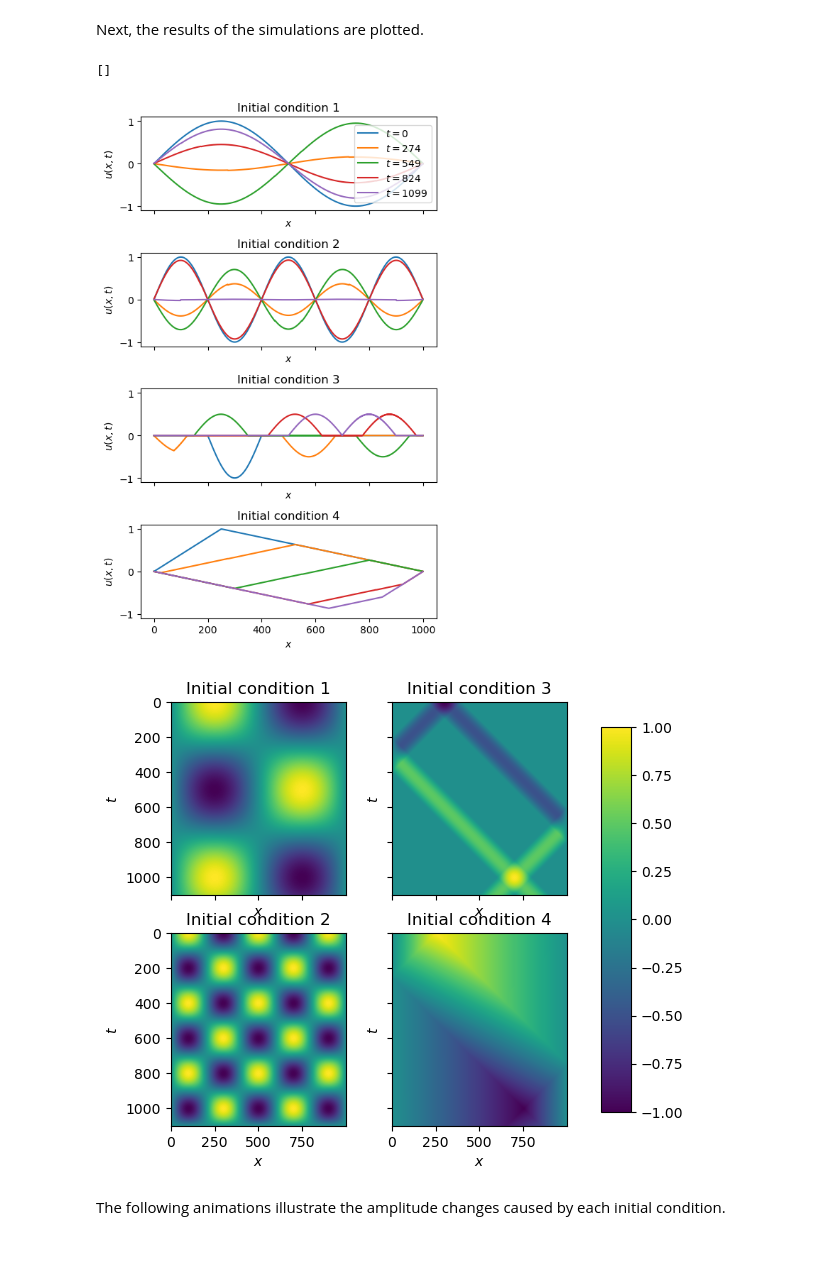
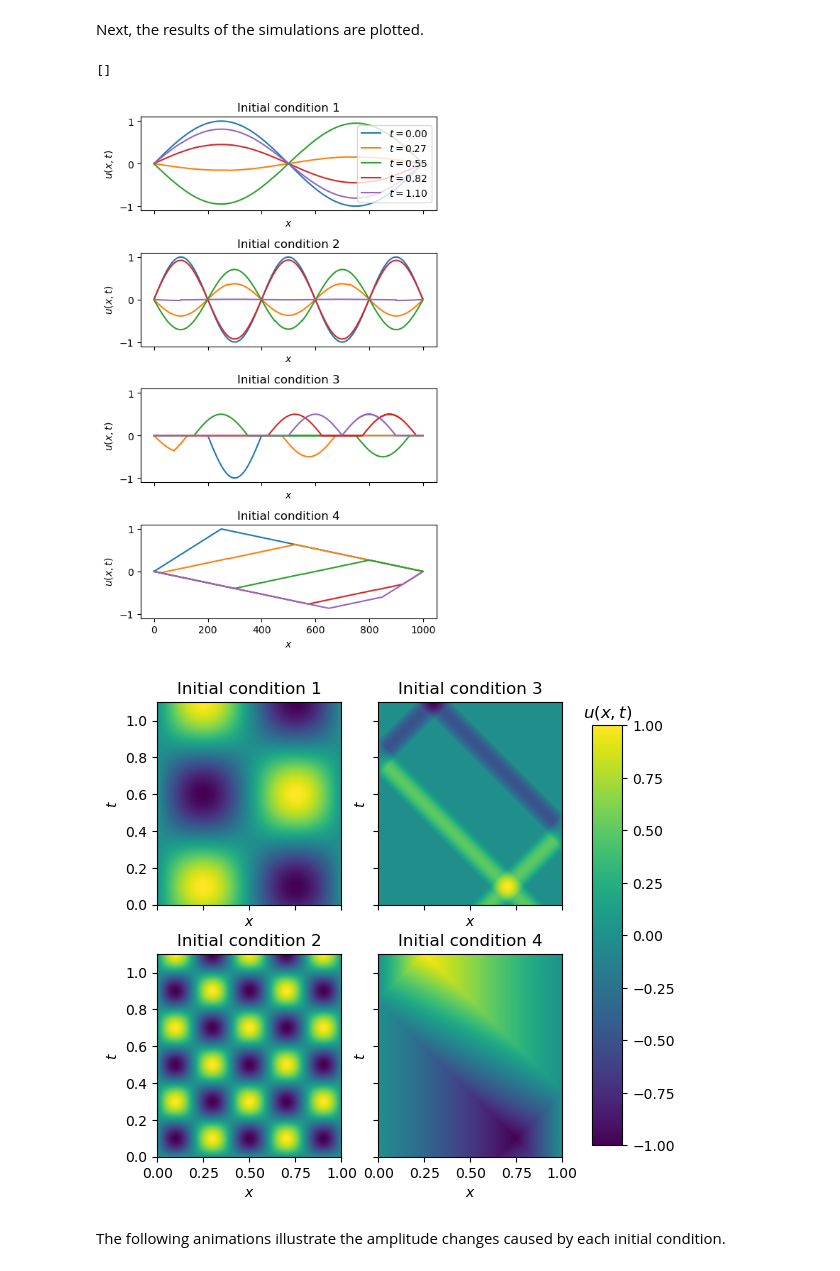
Before and after one commit to mboyan/scented-candles, a Jupyter notebook: Assignment Set 1/AssignmentSet1.ipynb, the cells around one changed output. Saved outputs shown, nothing was run; the diff lists cells and outputs as text; code cells hidden in the pictures.

```diff
--- a/Assignment Set 1/AssignmentSet1.ipynb
+++ b/Assignment Set 1/AssignmentSet1.ipynb
@@ -83,7 +83,9 @@ reload(vt)
 # %%
 # Simulation parameters
-t_max = 1100
+t_max = 1.1
 N = 1000
+dt = 0.001
+n_frames = int(np.floor(t_max / dt))
 
 # Initial conditions
 x_samples = np.linspace(0, 1, N)
@@ -94,54 +96,56 @@ init_cond[2] = np.where((x_samples > 0.2) & (x_samples < 0.4), init_cond[1], 0)
 init_cond[3] = np.where(x_samples < 0.25, x_samples*4, 1 - (4*x_samples-1)/3)
 
 # Run simulations
-u_evolutions = np.empty((init_cond.shape[0], t_max, init_cond.shape[1]))
+u_evolutions = np.empty((init_cond.shape[0], n_frames, init_cond.shape[1]))
 for i in range(init_cond.shape[0]):
-    u_evolutions[i] = pde.vibrating_string(init_cond[i], t_max)
+    u_evolutions[i] = pde.vibrating_string(init_cond[i], t_max, dt=dt)
 # %% [markdown]
 ### 1.3. Results
 # %% [markdown]
 Next, the results of the simulations are plotted.
 # %%
 # Determine moments to plot
-n_frames = 5
-t_plot = np.linspace(0, t_max-1, n_frames, dtype=int)
+n_snapshots = 5
+f_plot = np.linspace(0, n_frames-1, n_snapshots, dtype=int)
+times = np.arange(0, t_max, dt)
 
 fig, axs = plt.subplots(init_cond.shape[0], 1, sharex=True, sharey=True)
 fig.set_size_inches(5, 8)
 
 # Plot amplitudes for different moments in time
 for i, u in enumerate(u_evolutions):
-    for t in t_plot:
-        axs[i].plot(u[t], label=f'$t={t}$')
+    for f in f_plot:
+        axs[i].plot(u[f], label=f'$t={times[f]:.2f}$')
     axs[i].set_xlabel('$x$')
     axs[i].set_ylabel('$u(x,t)$')
     axs[i].set_title(f'Initial condition {i+1}')
     if i == 0: axs[i].legend()
 
 plt.tight_layout()
 plt.plot()
 
 # Plot amplitude evolutions
 fig, axs = plt.subplots(2, 2, sharex=True, sharey=True)
-fig.set_size_inches(6, 5.5)
+fig.set_size_inches(6, 6)
 im = []
 
 for i, u in enumerate(u_evolutions):
-    im.append(axs[i%2, int(np.floor(i/2))].imshow(u))
+    im.append(axs[i%2, int(np.floor(i/2))].imshow(u, extent=(0, 1, 0, t_max)))
     axs[i%2, int(np.floor(i/2))].set_xlabel('$x$')
     axs[i%2, int(np.floor(i/2))].set_ylabel('$t$')
     axs[i%2, int(np.floor(i/2))].set_title(f'Initial condition {i+1}')
 
 fig.subplots_adjust(right=0.8)
 cbar_ax = fig.add_axes([0.85, 0.135, 0.05, 0.7])
+cbar_ax.set_title('$u(x,t)$')
 fig.colorbar(im[0], cax=cbar_ax)
 
 # plt.tight_layout()
 plt.plot()
 # %% [output]
 []
-[figure, old version]
+[figure, new version]
-[figure, old version]
+[figure, new version]
 # %% [markdown]
 The following animations illustrate the amplitude changes caused by each initial condition.
 # %%
```
Also changed, not shown: parts of 11 cells of this notebook, 2 other files.
